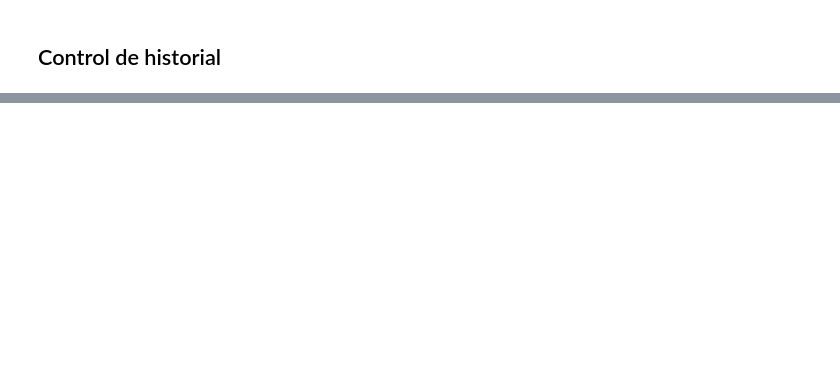
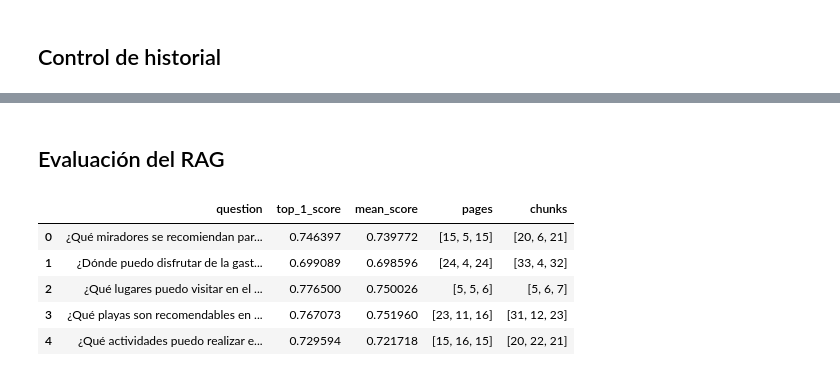
Before and after one commit to vgonzf04/pontia-llm-entrega-final, a Jupyter notebook: asistente_llm.ipynb, the cells around one changed output, grey strips where cells are left out. Drawn from its saved outputs; the diff is of its cells as text; code cells hidden in the pictures; blank space fills up the shorter version.

```diff
--- a/asistente_llm.ipynb
+++ b/asistente_llm.ipynb
@@ -548,0 +686,40 @@ for x in tool_logs:
+# %% [markdown]
+## Evaluación del RAG
+# %%
+
+
+rag_test_questions = [
+    "¿Qué miradores se recomiendan para visitar en Tenerife?",
+    "¿Dónde puedo disfrutar de la gastronomía tradicional canaria?",
+    "¿Qué lugares puedo visitar en el Parque Rural de Anaga?",
+    "¿Qué playas son recomendables en Tenerife?",
+    "¿Qué actividades puedo realizar en el Teide?",
+]
+
+rag_results = []
+
+for question in rag_test_questions:
+
+    results = search_internal_docs(
+        query=question,
+        index=index,
+        k=3
+    )
+
+    rag_results.append({
+        "question": question,
+        "top_1_score": results[0]["score"],
+        "mean_score": sum(r["score"] for r in results) / len(results),
+        "pages": [r["page"] for r in results],
+        "chunks": [r["chunk_id"] for r in results]
+    })
+
+df_rag = pd.DataFrame(rag_results)
+display(df_rag)
+# %% [output]
+|  | question | top_1_score | mean_score | pages | chunks |
+| 0 | ¿Qué miradores se recomiendan par... | 0.746397 | 0.739772 | [15, 5, 15] | [20, 6, 21] |
+| 1 | ¿Dónde puedo disfrutar de la gast... | 0.699089 | 0.698596 | [24, 4, 24] | [33, 4, 32] |
+| 2 | ¿Qué lugares puedo visitar en el ... | 0.776500 | 0.750026 | [5, 5, 6] | [5, 6, 7] |
+| 3 | ¿Qué playas son recomendables en ... | 0.767073 | 0.751960 | [23, 11, 16] | [31, 12, 23] |
+| 4 | ¿Qué actividades puedo realizar e... | 0.729594 | 0.721718 | [15, 16, 15] | [20, 22, 21] |
```
Also changed, not shown: parts of 14 cells of this notebook, 3 other files.
